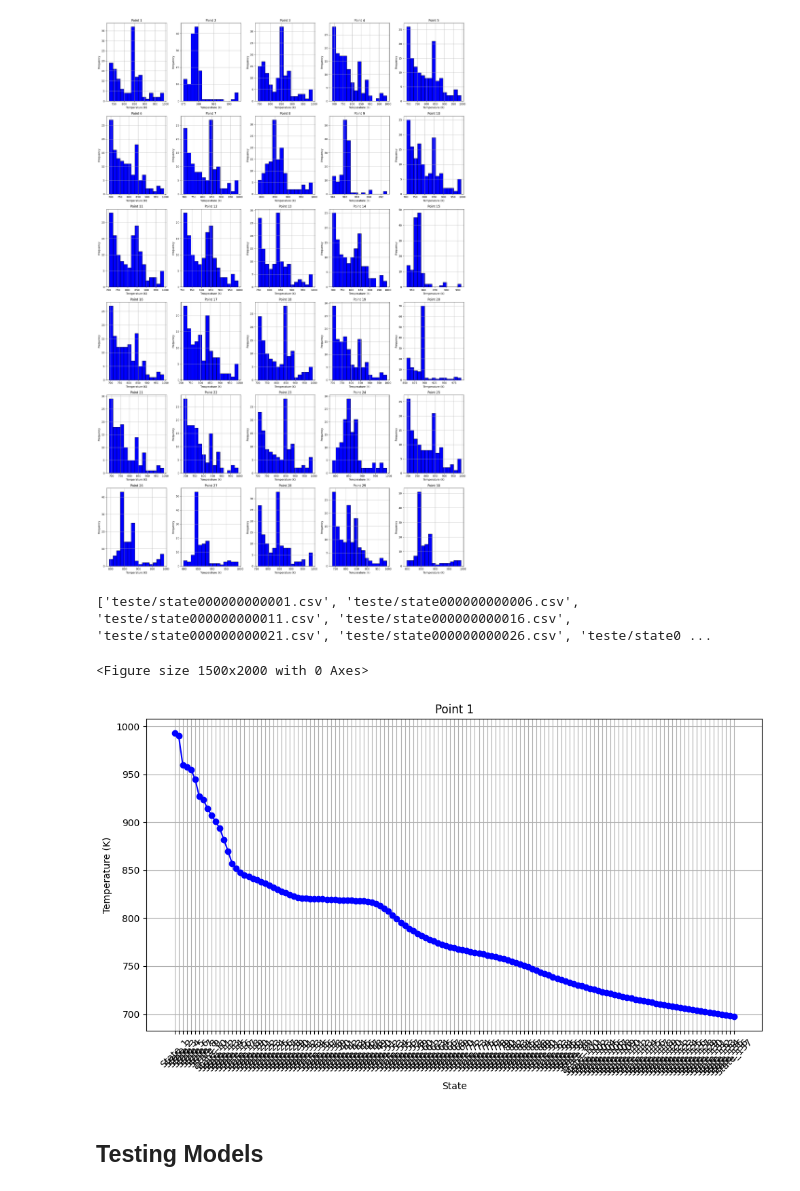
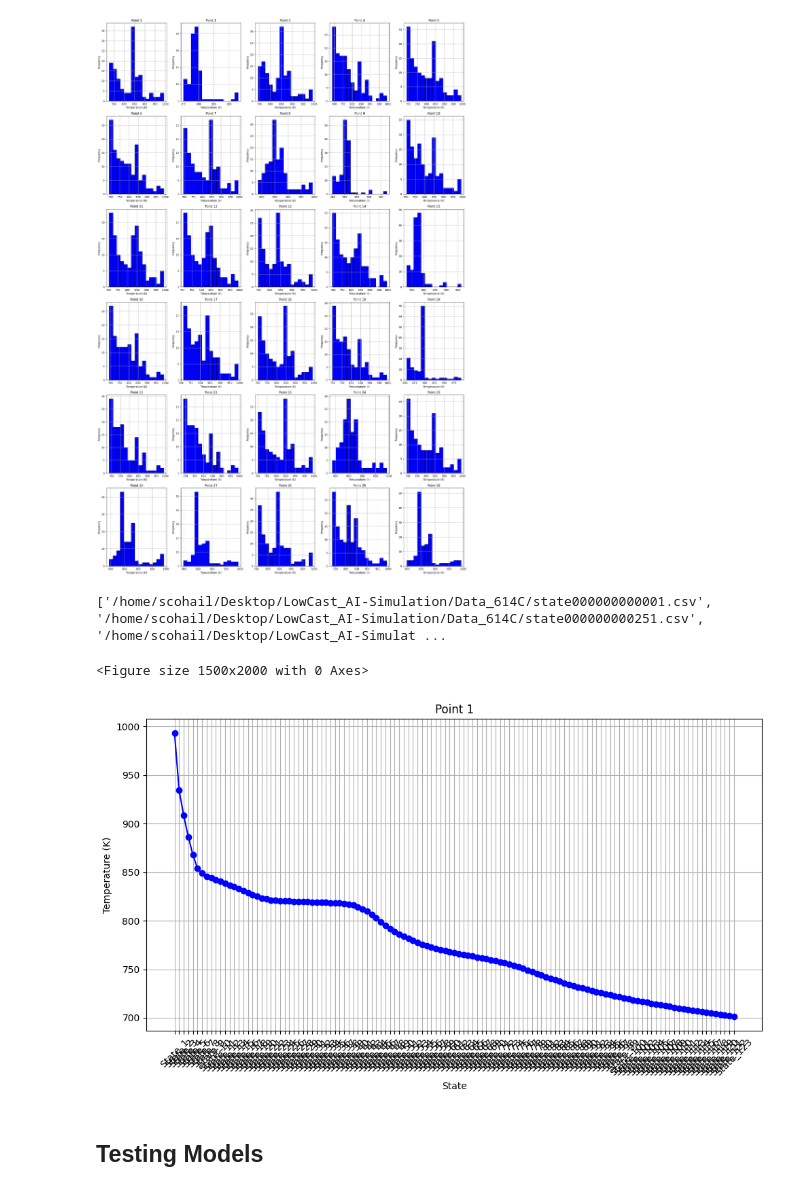
Before and after one commit to scohail/LowCast_AI-Simulation, a Jupyter notebook: Models/EDA.ipynb, the cells around one changed output. Drawn from its saved outputs; the diff is of its cells as text; code cells hidden in the pictures.

```diff
--- a/Models/EDA.ipynb
+++ b/Models/EDA.ipynb
@@ -57,7 +57,7 @@ import matplotlib.pyplot as plt
 import numpy as np
 
 # Step 1: Load all CSV files from the folder
-folder_path = 'teste'  # Replace with your folder path
+folder_path = '/home/scohail/Desktop/LowCast_AI-Simulation/Data_664C'  # Replace with your folder path
 all_files = [os.path.join(folder_path, f) for f in os.listdir(folder_path) if f.endswith('.csv')]
 all_files.sort(key=lambda x: int(x.split('state')[-1].split('.csv')[0]))
 
@@ -85,35 +85,35 @@ point_temperature_data = []
 for file in all_files:
     state_df = pd.read_csv(file)
     # Merge the state data with the random points based on coordinates
     merged_df = pd.merge(random_coordinates, state_df, on=['X', 'Y', 'Z'], how='left')
     point_temperature_data.append(merged_df['Temperature(K)'])
 
 # Step 4: Create a DataFrame for each point
 point_temperature_df = pd.DataFrame(point_temperature_data).T  # Transpose to have points as rows
 point_temperature_df.columns = [f'State_{i+1}' for i in range(len(all_files))]  # Rename columns
 
 # Step 5: Plot temperature as a function of states for each point
 plt.figure(figsize=(15, 20))  # Adjust the figure size to accommodate all subplots
 num_points = len(point_temperature_df)
 num_cols = 5  # Number of columns in the subplot grid
 num_rows = int(np.ceil(num_points / num_cols))  # Calculate the number of rows needed
 
 for index, row in point_temperature_df.iterrows():
     plt.figure(figsize=(10, 6))
     # plt.subplot(num_rows, num_cols, index + 1)  # Create a subplot for each point
     plt.plot(row, marker='o', linestyle='-', color='blue')  # Line plot with markers
     plt.title(f'Point {index + 1}')
     plt.xlabel('State')
     plt.ylabel('Temperature (K)')
     plt.xticks(rotation=45)  # Rotate x-axis labels for better readability
     plt.grid(True)
 
 plt.tight_layout()  # Adjust layout to prevent overlap
 plt.show()
 # %% [output]
-['teste/state000000000001.csv', 'teste/state000000000006.csv', 'teste/state000000000011.csv', 'teste/state000000000016.csv', 'teste/state000000000021.csv', 'teste/state000000000026.csv', 'teste/state0 ...
+['/home/scohail/Desktop/LowCast_AI-Simulation/Data_614C/state000000000001.csv', '/home/scohail/Desktop/LowCast_AI-Simulation/Data_614C/state000000000251.csv', '/home/scohail/Desktop/LowCast_AI-Simulat ...
 <Figure size 1500x2000 with 0 Axes>
-[figure, old version]
+[figure, new version]
 # %% [markdown]
 ## Testing Models
 # %%
```
Also changed, not shown: 3 other files.
